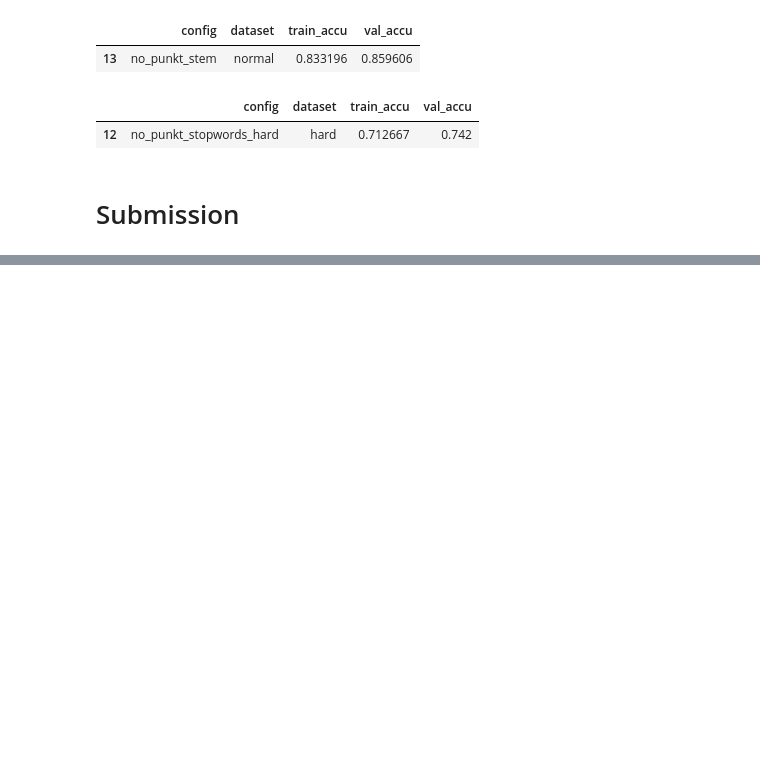
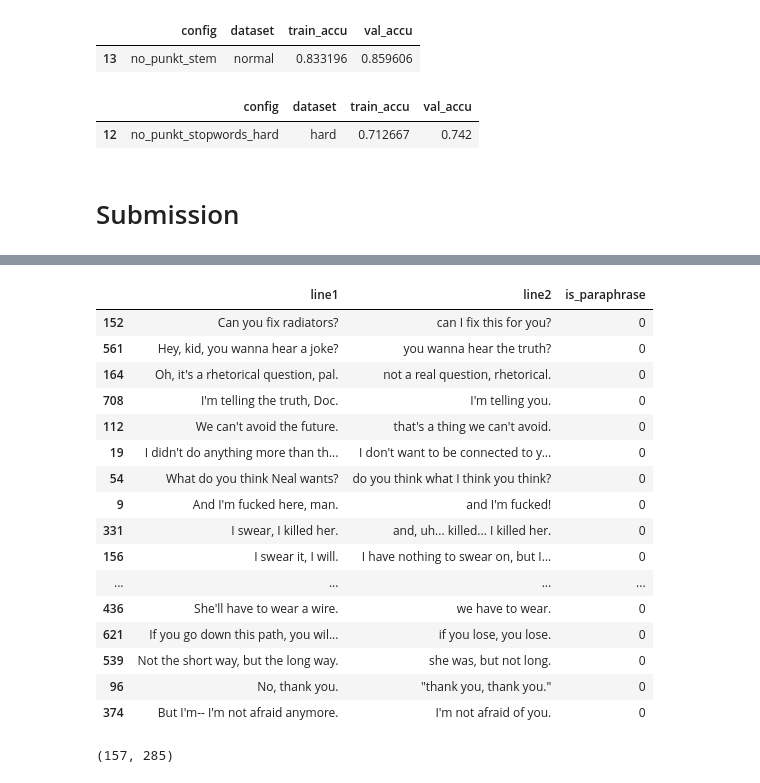
Before and after one commit to RuolinZheng08/ttic31190-natural-language-processing, a Jupyter notebook: hw4/mlp-classifier-experiments.ipynb, the cells around one changed output, grey strips where cells are left out. Cells and saved outputs as stored; diff of their text form; code cells hidden in the pictures; blank space fills up the shorter version.

```diff
--- a/hw4/mlp-classifier-experiments.ipynb
+++ b/hw4/mlp-classifier-experiments.ipynb
@@ -464,0 +466,18 @@ Name: Category, dtype: int64
+# %%
+model = experiments['big']['model']
+kws = None
+X = construct_features(devtest_small.line1.apply(clean_text, kws),
+                       devtest_small.line2.apply(clean_text, kws))
+y_pred = model.predict(X)
+mask_big = (devtest_small.is_paraphrase != y_pred)
+# %%
+model = experiments['no_punkt']['model']
+kws = {'remove_punkt': True}
+X = construct_features(devtest_small.line1.apply(clean_text, kws),
+                       devtest_small.line2.apply(clean_text, kws))
+y_pred = model.predict(X)
+mask_no_punkt = (devtest_small.is_paraphrase != y_pred)
+# %%
+err_big = devtest_small[mask_big]
+err_no_punkt = devtest_small[mask_no_punkt]
+len(err_big), len(err_no_punkt)
@@ -464,0 +501,21 @@ Name: Category, dtype: int64
+# %%
+# errors that punkt made but big didn't make
+err_no_punkt[~err_no_punkt.index.isin(err_big.index)]
+# %% [output]
+|  | line1 | line2 | is_paraphrase |
+| 152 | Can you fix radiators? | can I fix this for you? | 0 |
+| 561 | Hey, kid, you wanna hear a joke? | you wanna hear the truth? | 0 |
+| 164 | Oh, it's a rhetorical question, pal. | not a real question, rhetorical. | 0 |
+| 708 | I'm telling the truth, Doc. | I'm telling you. | 0 |
+| 112 | We can't avoid the future. | that's a thing we can't avoid. | 0 |
+| 19 | I didn't do anything more than th... | I don't want to be connected to y... | 0 |
+| 54 | What do you think Neal wants? | do you think what I think you think? | 0 |
+| 9 | And I'm fucked here, man. | and I'm fucked! | 0 |
+| 331 | I swear, I killed her. | and, uh... killed... I killed her. | 0 |
+| 156 | I swear it, I will. | I have nothing to swear on, but I... | 0 |
+| ... | ... | ... | ... |
+| 436 | She'll have to wear a wire. | we have to wear. | 0 |
+| 621 | If you go down this path, you wil... | if you lose, you lose. | 0 |
+| 539 | Not the short way, but the long way. | she was, but not long. | 0 |
+| 96 | No, thank you. | "thank you, thank you." | 0 |
+| 374 | But I'm-- I'm not afraid anymore. | I'm not afraid of you. | 0 |
@@ -464,0 +538,6 @@ Name: Category, dtype: int64
+# %%
+err_big = devtest_hard_small[mask_big]
+err_no_punkt = devtest_hard_small[mask_no_punkt]
+len(err_big), len(err_no_punkt)
+# %% [output]
+(157, 285)
```
Also changed, not shown: parts of 11 cells of this notebook, 1 other file.
